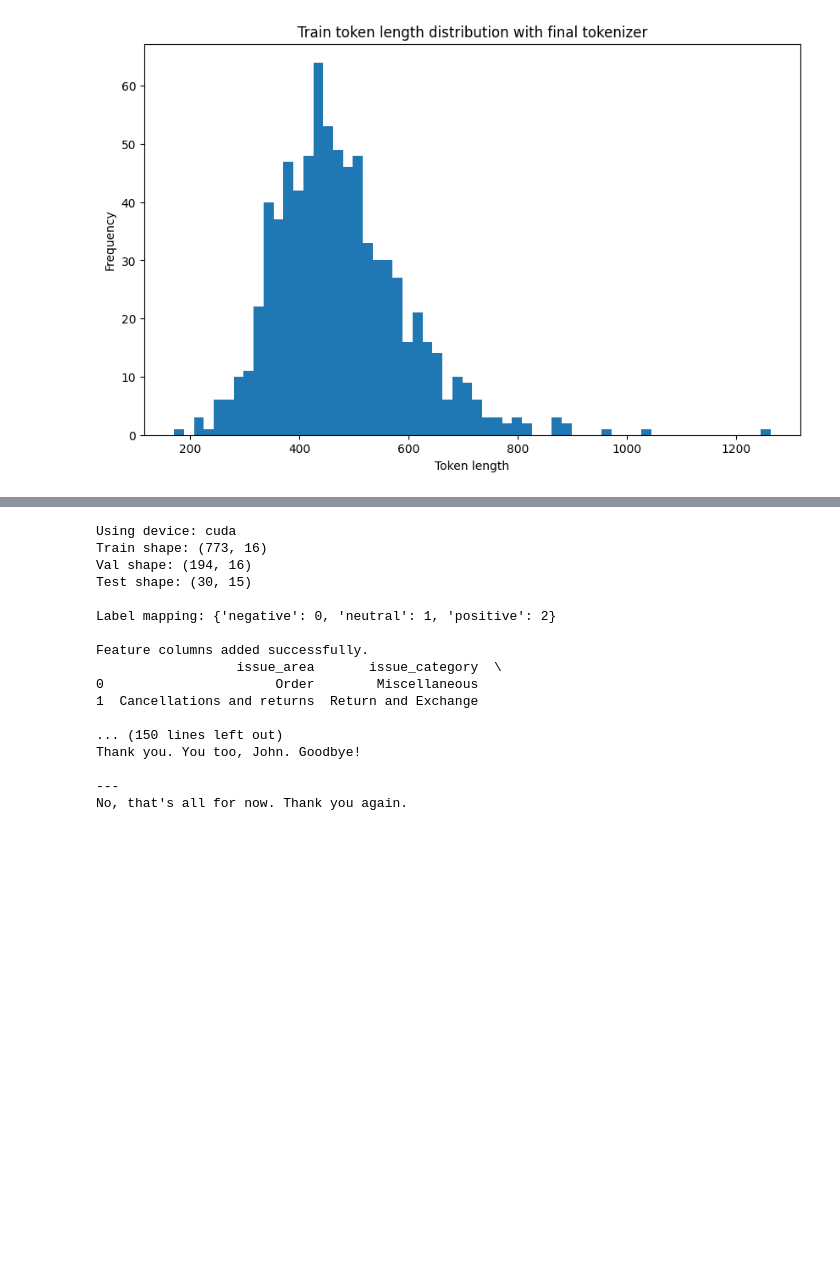
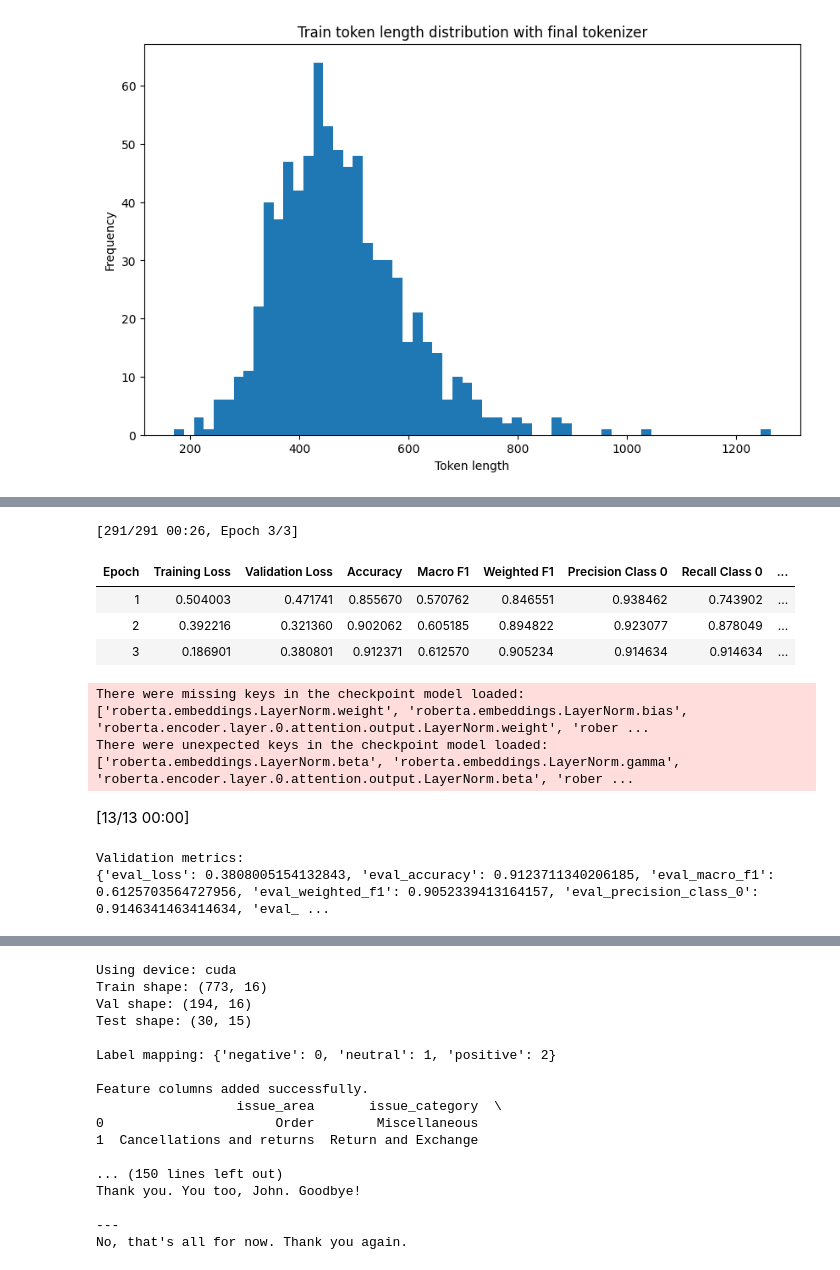
Before and after one commit to sulucay01/DI725-assignment1, a Jupyter notebook: notebooks/03_modeling_baseline.ipynb, the cells around one changed output, grey strips where cells are left out. Saved outputs shown, nothing was run; the diff lists cells and outputs as text; code cells hidden in the pictures; blank space fills up the shorter version.

```diff
--- a/notebooks/03_modeling_baseline.ipynb
+++ b/notebooks/03_modeling_baseline.ipynb
@@ -380,0 +552,24 @@ View run at https://wandb.ai/selingoktas98-metu-middle-east-technical-university
+# %%
+"""## Weights & Biases"""
+
+PROJECT_NAME = "di725-conversation-baselines"
+RUN_NAME = f"roberta_{TRUNCATION_STRATEGY}_{MAX_LENGTH}_seed{SEED}"
+
+wandb.login()
+
+wandb.init(
+    project=PROJECT_NAME,
+    name=RUN_NAME,
+    config={
+        "seed": SEED,
+        "model_name": MODEL_NAME,
+        "max_length": MAX_LENGTH,
+        "truncation_strategy": TRUNCATION_STRATEGY,
+        "text_column": "clean_text",
+        "model_text_column": "model_text",
+        "num_labels": num_labels,
+        "train_size": len(train_df),
+        "val_size": len(val_df),
+        "test_size": len(test_df),
+    }
+)
@@ -380,0 +591,9 @@ View run at https://wandb.ai/selingoktas98-metu-middle-east-technical-university
+# %%
+"""## Model"""
+
+model = AutoModelForSequenceClassification.from_pretrained(
+    MODEL_NAME,
+    num_labels=num_labels
+)
+
+model.resize_token_embeddings(len(tokenizer))
@@ -380,0 +678,19 @@ View run at https://wandb.ai/selingoktas98-metu-middle-east-technical-university
+# %%
+"""## Train"""
+
+train_result = trainer.train()
+val_metrics = trainer.evaluate()
+
+print("\nValidation metrics:")
+print(val_metrics)
+# %% [output]
+[291/291 00:26, Epoch 3/3]
+| Epoch | Training Loss | Validation Loss | Accuracy | Macro F1 | Weighted F1 | Precision Class 0 | Recall Class 0 | ... |
+| 1 | 0.504003 | 0.471741 | 0.855670 | 0.570762 | 0.846551 | 0.938462 | 0.743902 | ... |
+| 2 | 0.392216 | 0.321360 | 0.902062 | 0.605185 | 0.894822 | 0.923077 | 0.878049 | ... |
+| 3 | 0.186901 | 0.380801 | 0.912371 | 0.612570 | 0.905234 | 0.914634 | 0.914634 | ... |
+There were missing keys in the checkpoint model loaded: ['roberta.embeddings.LayerNorm.weight', 'roberta.embeddings.LayerNorm.bias', 'roberta.encoder.layer.0.attention.output.LayerNorm.weight', 'rober ...
+There were unexpected keys in the checkpoint model loaded: ['roberta.embeddings.LayerNorm.beta', 'roberta.embeddings.LayerNorm.gamma', 'roberta.encoder.layer.0.attention.output.LayerNorm.beta', 'rober ...
+[13/13 00:00]
+Validation metrics:
+{'eval_loss': 0.3808005154132843, 'eval_accuracy': 0.9123711340206185, 'eval_macro_f1': 0.6125703564727956, 'eval_weighted_f1': 0.9052339413164157, 'eval_precision_class_0': 0.9146341463414634, 'eval_ ...
```
Also changed, not shown: parts of 22 cells of this notebook.
